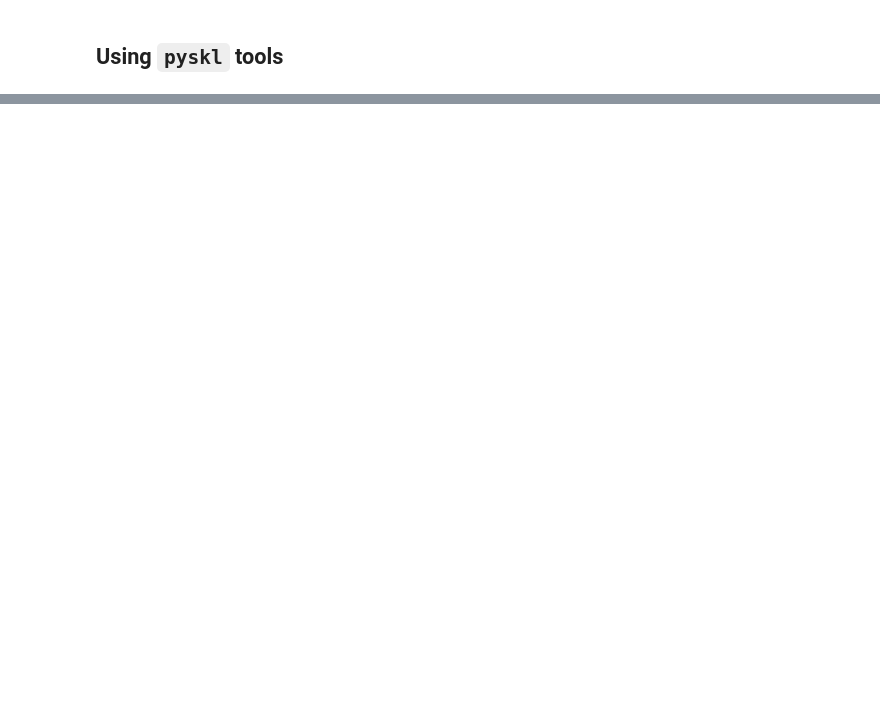
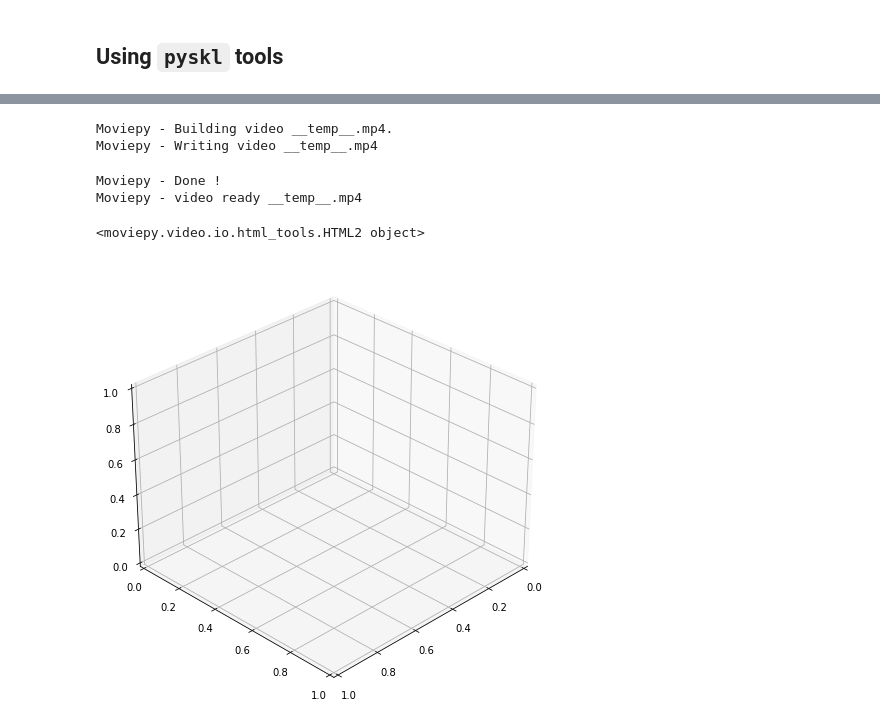
Before and after one commit to sakuragi97/human_skeleton_action_recognition, a Jupyter notebook: data_exploration.ipynb, the cells around one changed output, grey strips where cells are left out. Drawn from its saved outputs; the diff is of its cells as text; code cells hidden in the pictures; blank space fills up the shorter version.

```diff
--- a/data_exploration.ipynb
+++ b/data_exploration.ipynb
@@ -173,0 +350,18 @@ ImportError: cannot import name 'load' from 'mmcv' (c:\Users\User\.conda\envs\to
+# %%
+# Specify the file path of the pickle file
+file_path = "Dataset/ntu60_3danno.pkl"
+data = load(file_path)
+# %%
+idx = 0
+
+sample_data = data['annotations'][random_sample]
+vid = Vis3DPose(sample_data, layout='nturgb+d', fps=12, angle=(30, 45), fig_size=(8, 8), dpi=80)
+vid = vid.vis()
+vid.ipython_display()
+# %% [output]
+Moviepy - Building video __temp__.mp4.
+Moviepy - Writing video __temp__.mp4
+Moviepy - Done !
+Moviepy - video ready __temp__.mp4
+<moviepy.video.io.html_tools.HTML2 object>
+[figure, added]
```
Also changed, not shown: parts of 8 cells of this notebook, 1 other file.
